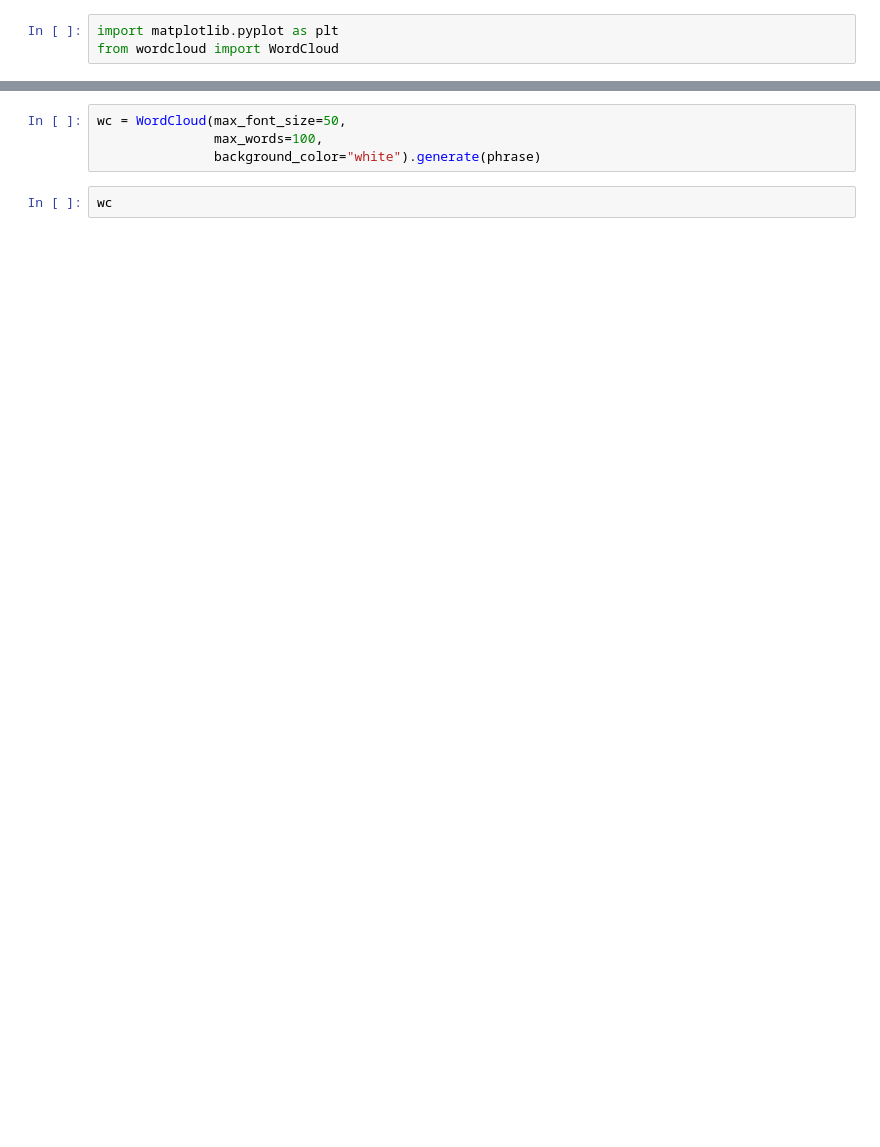
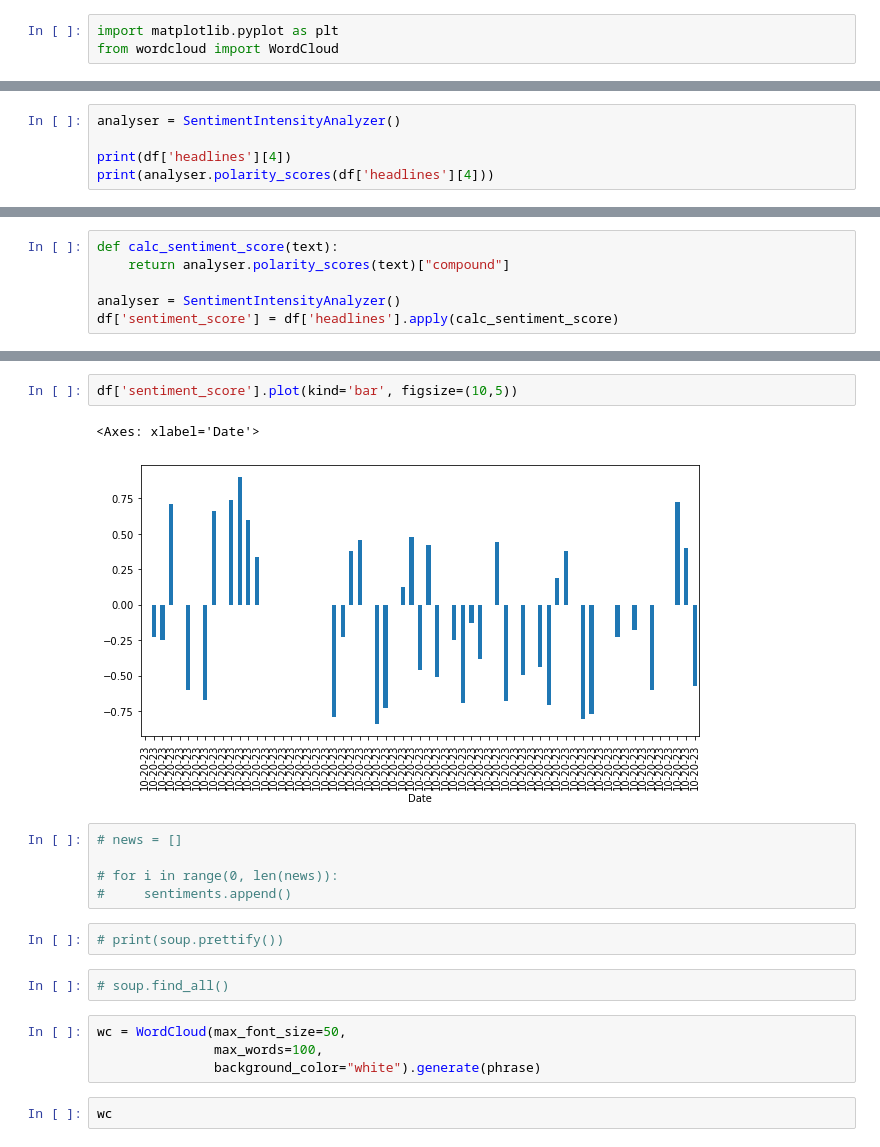
Before and after one commit to salasouza/wordanalysis, a Jupyter notebook: wordcloud.ipynb, the cells around one changed output, grey strips where cells are left out. Cells and saved outputs as stored; diff of their text form; blank space fills up the shorter version.

```diff
--- a/wordcloud.ipynb
+++ b/wordcloud.ipynb
@@ -49,0 +140,5 @@ phrase
+# %%
+analyser = SentimentIntensityAnalyzer()
+
+print(df['headlines'][4])
+print(analyser.polarity_scores(df['headlines'][4]))
@@ -49,0 +148,6 @@ phrase
+# %%
+def calc_sentiment_score(text):
+    return analyser.polarity_scores(text)["compound"]
+
+analyser = SentimentIntensityAnalyzer()
+df['sentiment_score'] = df['headlines'].apply(calc_sentiment_score)
@@ -50,3 +171,17 @@ phrase
+# %%
+df['sentiment_score'].plot(kind='bar', figsize=(10,5))
+# %% [output]
+<Axes: xlabel='Date'>
+[figure, added]
+# %%
+# news = []
+
+# for i in range(0, len(news)):
+#     sentiments.append()
+# %%
+# print(soup.prettify())
+# %%
+# soup.find_all()
 # %%
 wc = WordCloud(max_font_size=50,
                max_words=100,
```
Also changed, not shown: parts of 26 cells of this notebook, 1 other file.
